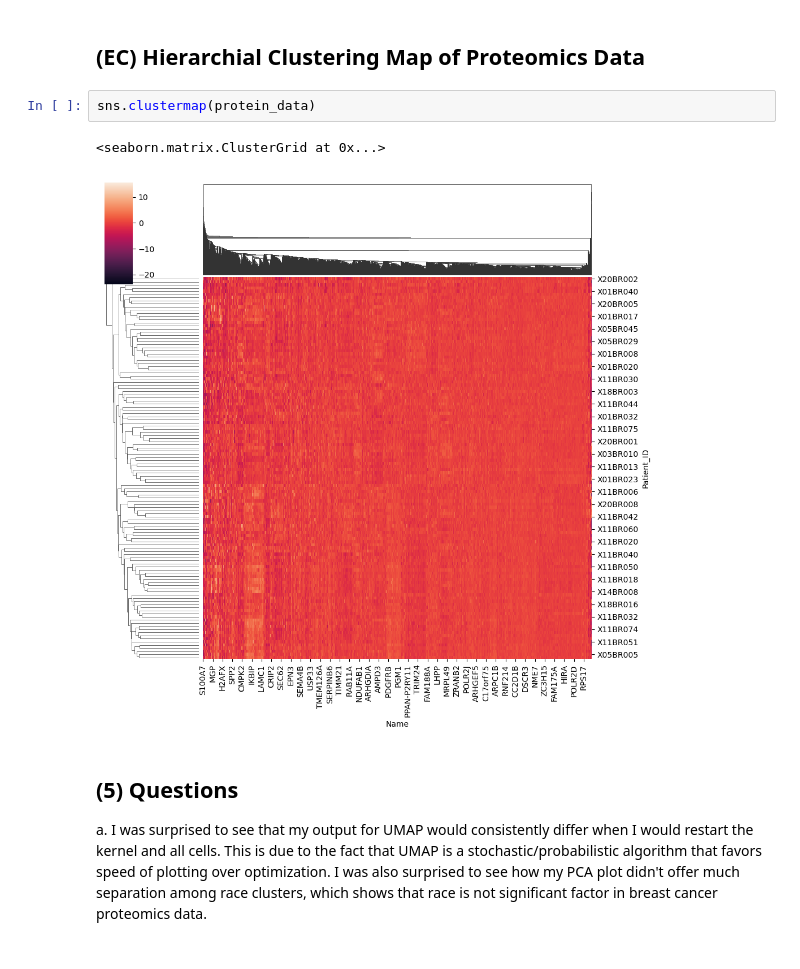
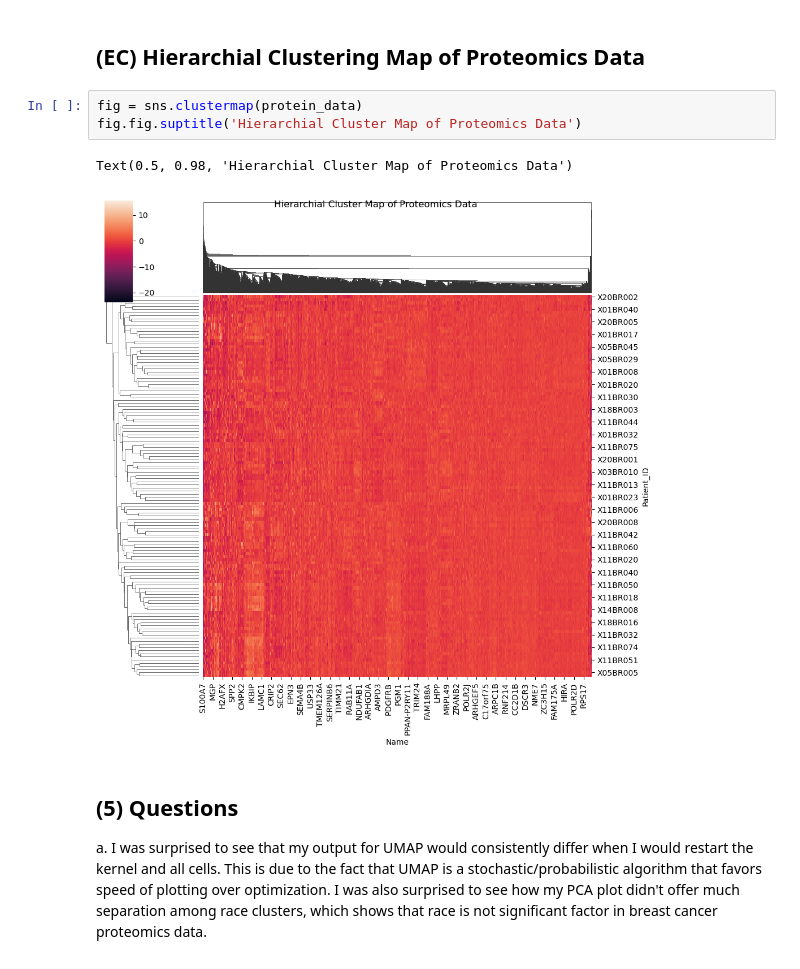
Before and after one commit to hiradhos/qbio490, a Jupyter notebook: week11_machine_learning/hw/machine_learning_hw.ipynb, the cells around one changed output. Saved outputs shown, nothing was run; the diff lists cells and outputs as text.

```diff
--- a/week11_machine_learning/hw/machine_learning_hw.ipynb
+++ b/week11_machine_learning/hw/machine_learning_hw.ipynb
@@ -229,10 +229,11 @@ Text(0, 0.5, 'UMAP2')
 # %% [markdown]
 ## (EC) Hierarchial Clustering Map of Proteomics Data
 # %%
-sns.clustermap(protein_data)
+fig = sns.clustermap(protein_data)
+fig.fig.suptitle('Hierarchial Cluster Map of Proteomics Data')
 # %% [output]
-<seaborn.matrix.ClusterGrid at 0x...>
+Text(0.5, 0.98, 'Hierarchial Cluster Map of Proteomics Data')
-[figure, old version]
+[figure, new version]
 # %% [markdown]
 ## (5) Questions
 a. I was surprised to see that my output for UMAP would consistently differ when I would restart the kernel and all cells. This is due to the fact that UMAP is a stochastic/probabilistic algorithm that favors speed of plotting over optimization. I was also surprised to see how my PCA plot didn't offer much separation among race clusters, which shows that race is not significant factor in breast cancer proteomics data.
```
Also changed, not shown: parts of 9 cells of this notebook.
